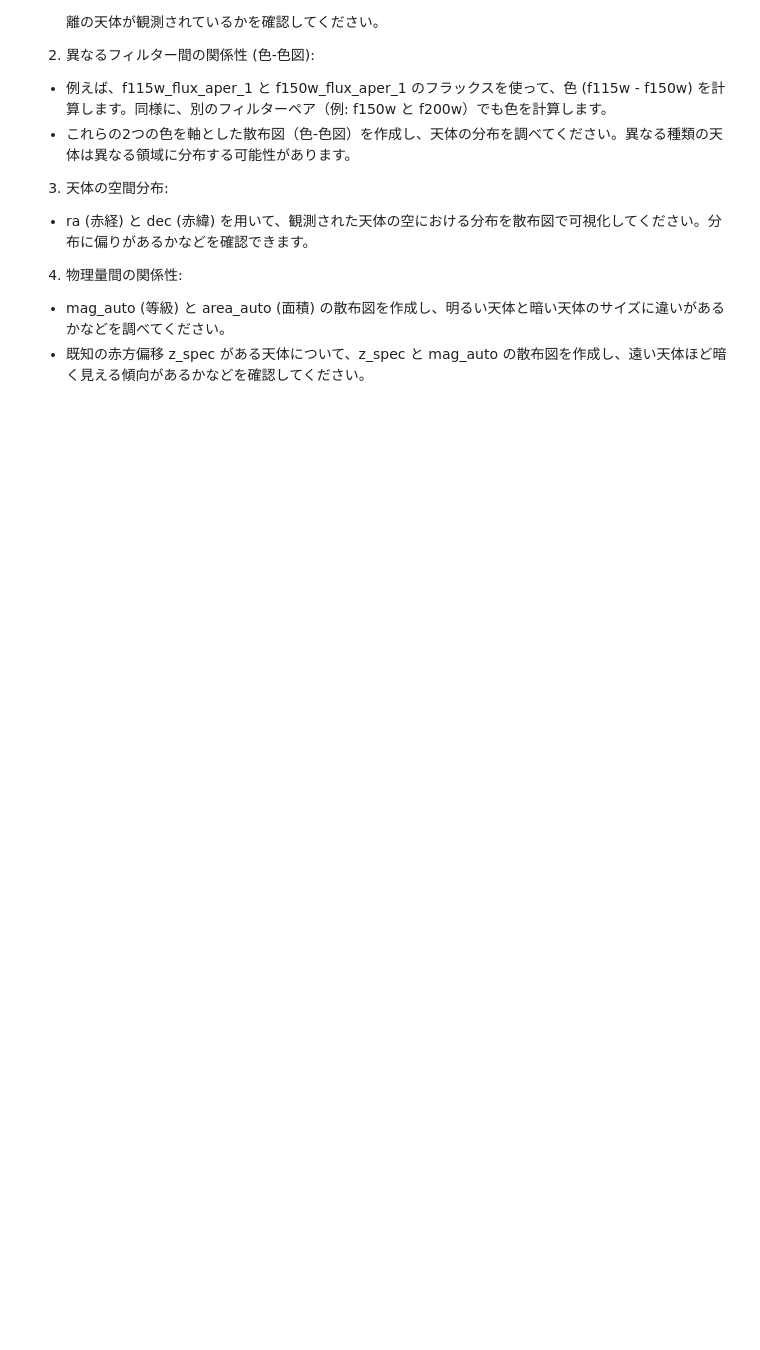
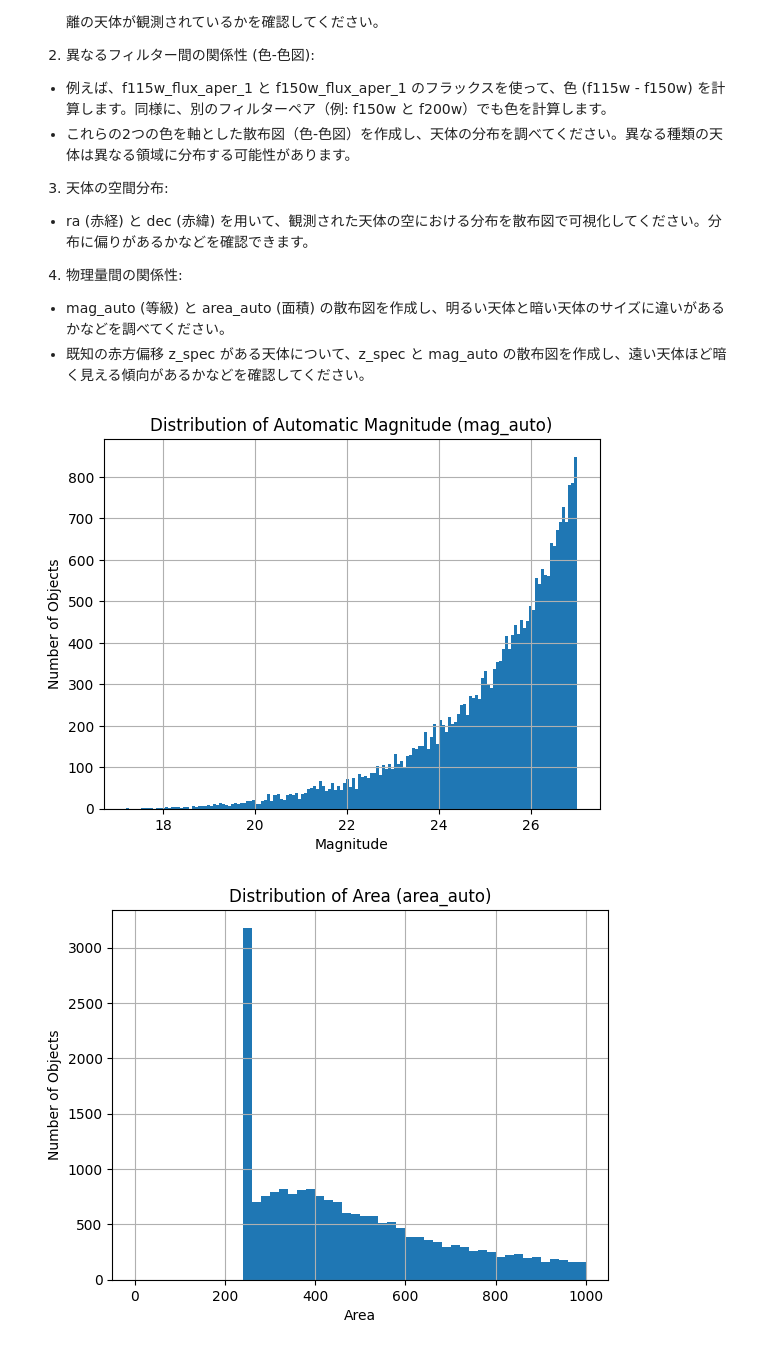
Before and after one commit to tozastation/try-astronomy, a Jupyter notebook: auto_area_estimation/ceers_visualize.ipynb, the cells around one changed output. Saved outputs shown, nothing was run; the diff lists cells and outputs as text; code cells hidden in the pictures; blank space fills up the shorter version.

```diff
--- a/auto_area_estimation/ceers_visualize.ipynb
+++ b/auto_area_estimation/ceers_visualize.ipynb
@@ -31,58 +31,62 @@ dataset = HDF5Dataset("ceers.hdf5", features + [target], None)
 dataloader = DataLoader(dataset, batch_size=len(dataset), shuffle=True)
 # Draw histogram
 import matplotlib.pyplot as plt
 import numpy as np
 # DataLoader から 1 バッチ取得
 for batch in dataloader:
     data = {key: batch[key].numpy() for key in features + [target]}
     break  # 最初のバッチのみ使用
 # Draw histogram Magnitude
 # MEMO: このヒストグラムから、最も頻繁に見られる等級や、明るい天体と暗い天体の数の比率などを読み取ることができます。
 plt.hist(data['mag_auto'], bins=150, alpha=1)
 plt.xlabel('Magnitude')
 plt.ylabel('Number of Objects')
 plt.title('Distribution of Automatic Magnitude (mag_auto)')
 plt.grid()
 plt.show()
 # Draw histogram Area
 # MEMO: このヒストグラムから、小さな天体が多いのか、大きな天体も一定数存在するのかなどを確認できます。面積の分布は対数正規分布のような形状になることが多いです。
-plt.hist(data['area_auto'], bins=150, alpha=1)
+plt.hist(data['area_auto'], bins=50, alpha=1, range=(0, 1000))
 plt.xlabel('Area')
 plt.ylabel('Number of Objects')
 plt.title('Distribution of Area (area_auto)')
 plt.grid()
 plt.show()
 # Draw histogram Redshift -> 欠損値が多いため、ヒストグラムの形状が不明瞭。
 # MEMO: このヒストグラムから、赤方偏移の分布を確認できます。特に、遠くの天体ほど赤方偏移が大きくなる傾向があります。
-# plt.hist(z_spec, bins=150, alpha=0.7)
-# plt.xlabel('Redshift (z_spec)')
+plt.hist(data['z_spec'], bins=150, alpha=0.7)
+plt.xlabel('Redshift (z_spec)')
+plt.ylabel('Number of Objects')
+plt.title('Distribution of Redshift (z_spec)')
+plt.grid()
+plt.show()
+# Draw histogram f115w_flux_aper_1
+# MEMO: このヒストグラムから、フラックスの分布を確認できます。特に、明るい天体ほどフラックスが大きくなる傾向があります。
+# plt.hist(data['f115w_flux_aper_1'], bins=150, alpha=1)
+# plt.xlabel('Flux (f115w_flux_aper_1)')
 # plt.ylabel('Number of Objects')
-# plt.title('Distribution of Redshift (z_spec)')
+# plt.title('Distribution of Flux (f115w_flux_aper_1)')
 # plt.grid()
 # plt.show()
-# Draw histogram f115w_flux_aper_1
-# MEMO: このヒストグラムから、フラックスの分布を確認できます。特に、明るい天体ほどフラックスが大きくなる傾向があります。
-plt.hist(data['f115w_flux_aper_1'], bins=150, alpha=1)
-plt.xlabel('Flux (f115w_flux_aper_1)')
-plt.ylabel('Number of Objects')
-plt.title('Distribution of Flux (f115w_flux_aper_1)')
-plt.grid()
-plt.show()
-# Draw histogram f200w_flux_aper_1
-# MEMO: このヒストグラムから、フラックスの分布を確認できます。特に、明るい天体ほどフラックスが大きくなる傾向があります。
-plt.hist(data['f200w_flux_aper_1'], bins=150, alpha=1)
-plt.xlabel('Flux (f200w_flux_aper_1)')
-plt.ylabel('Number of Objects')
-plt.title('Distribution of Flux (f200w_flux_aper_1)')
-plt.grid()
-plt.show()
+# # Draw histogram f200w_flux_aper_1
+# # MEMO: このヒストグラムから、フラックスの分布を確認できます。特に、明るい天体ほどフラックスが大きくなる傾向があります。
+# plt.hist(data['f200w_flux_aper_1'], bins=150, alpha=1)
+# plt.xlabel('Flux (f200w_flux_aper_1)')
+# plt.ylabel('Number of Objects')
+# plt.title('Distribution of Flux (f200w_flux_aper_1)')
+# plt.grid()
+# plt.show()
 # 色の分布 (等級を用いた例)
 # MEMO: このヒストグラムから、色の分布を確認できます。特に、赤方偏移や星の進化段階に応じて色が変化することがあります。
-mag1 = -2.5 * np.log10(data['f115w_flux_aper_1'])
-mag2 = -2.5 * np.log10(data['f150w_flux_aper_1'])
-plt.scatter(mag1, mag2, alpha=0.5)
-plt.xlabel('Magnitude Difference ({filter1_flux_col.split("_")[0]} - {filter2_flux_col.split("_")[0]})')
-plt.ylabel('Number of Objects')
-plt.title('Distribution of Color ({filter1_flux_col.split("_")[0]} - {filter2_flux_col.split("_")[0]})')
-plt.grid()
-plt.show()
+# mag1 = -2.5 * np.log10(data['f115w_flux_aper_1'])
+# mag2 = -2.5 * np.log10(data['f150w_flux_aper_1'])
+# color = mag1 - mag2
+# plt.hist(color, bins=150, alpha=1)
+# plt.xlabel('Magnitude Difference ({filter1_flux_col.split("_")[0]} - {filter2_flux_col.split("_")[0]})')
+# plt.ylabel('Number of Objects')
+# plt.title('Distribution of Color ({filter1_flux_col.split("_")[0]} - {filter2_flux_col.split("_")[0]})')
+# plt.grid()
+# plt.show()
+# %% [output]
+[figure, added]
+[figure, added]
```
Also changed, not shown: parts of 1 cell of this notebook, 3 other files.
